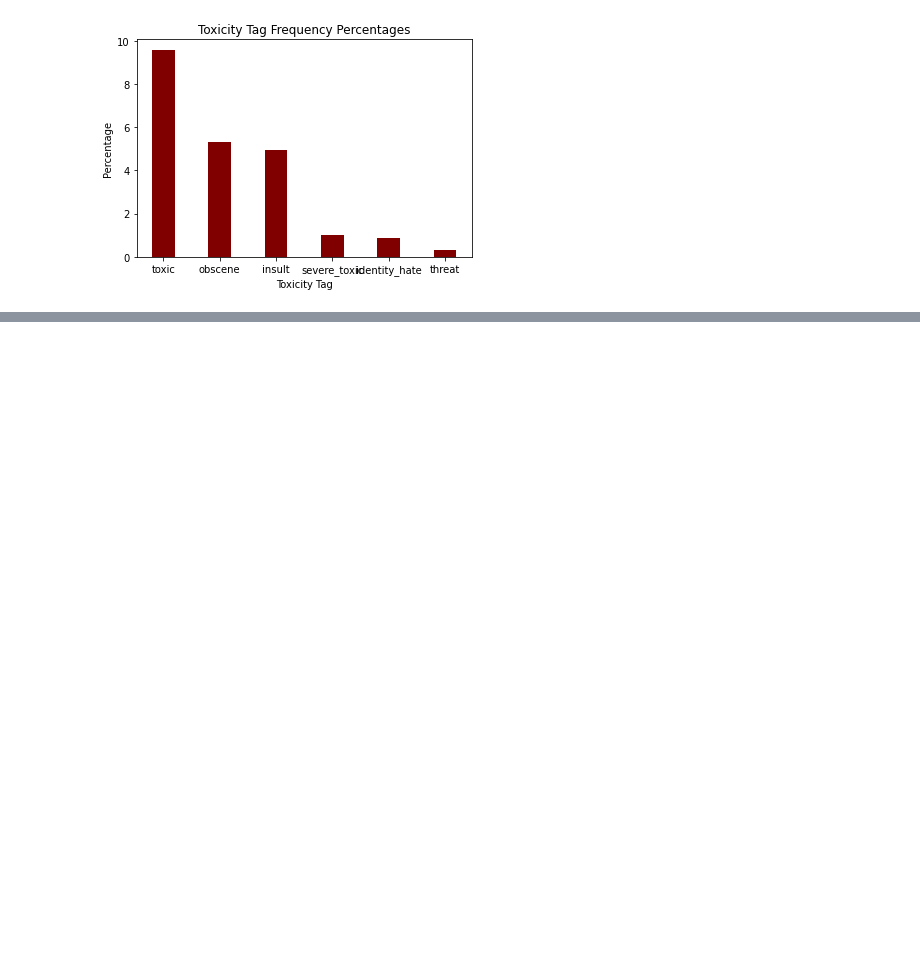
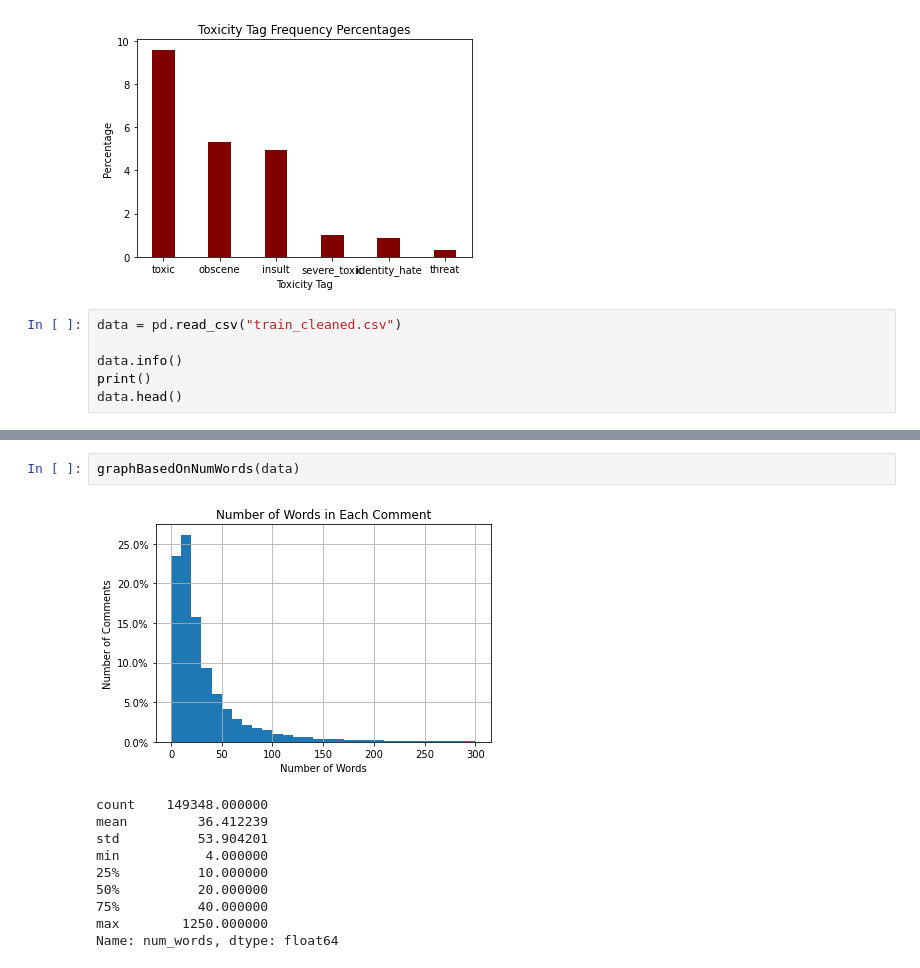
Before and after one commit to acmucsd-projects/wi23-ai-team-1, a Jupyter notebook: src/user_workspaces/Vivian/Vivian_Cleaning_and_Exploring.ipynb, the cells around one changed output, grey strips where cells are left out. Cells and saved outputs as stored; diff of their text form; blank space fills up the shorter version.

```diff
--- a/src/user_workspaces/Vivian/Vivian_Cleaning_and_Exploring.ipynb
+++ b/src/user_workspaces/Vivian/Vivian_Cleaning_and_Exploring.ipynb
@@ -262,3 +279,9 @@ Percentage with tag threat is 0.2996%
 Percentage with tag insult is 4.9364%
 Percentage with tag identity_hate is 0.8805%
 [figure]
+# %%
+data = pd.read_csv("train_cleaned.csv")
+
+data.info()
+print()
+data.head()
@@ -264,0 +311,13 @@ Percentage with tag identity_hate is 0.8805%
+# %%
+graphBasedOnNumWords(data)
+# %% [output]
+[figure, added]
+count    149348.000000
+mean         36.412239
+std          53.904201
+min           4.000000
+25%          10.000000
+50%          20.000000
+75%          40.000000
+max        1250.000000
+Name: num_words, dtype: float64
```
Also changed, not shown: parts of 5 cells of this notebook.
